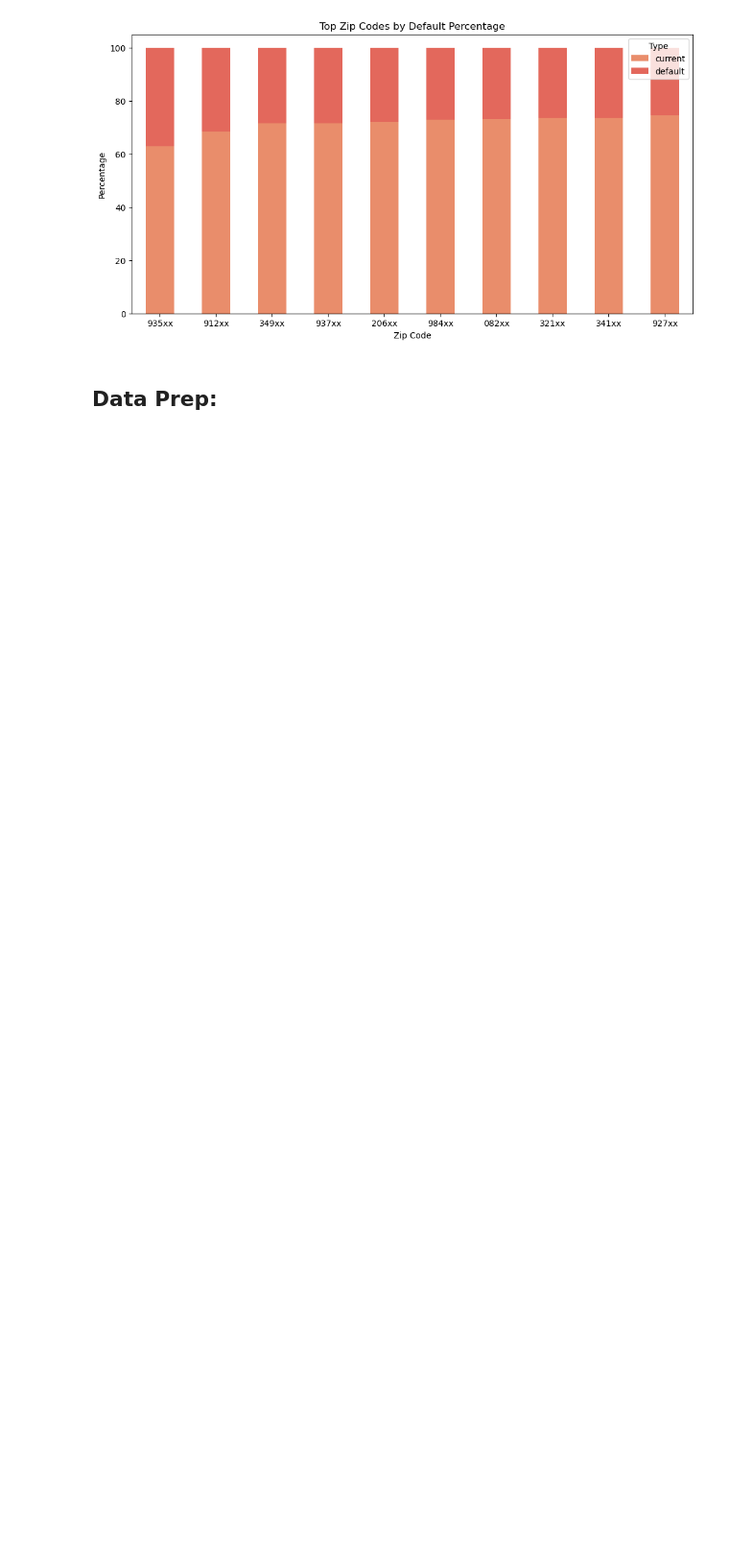
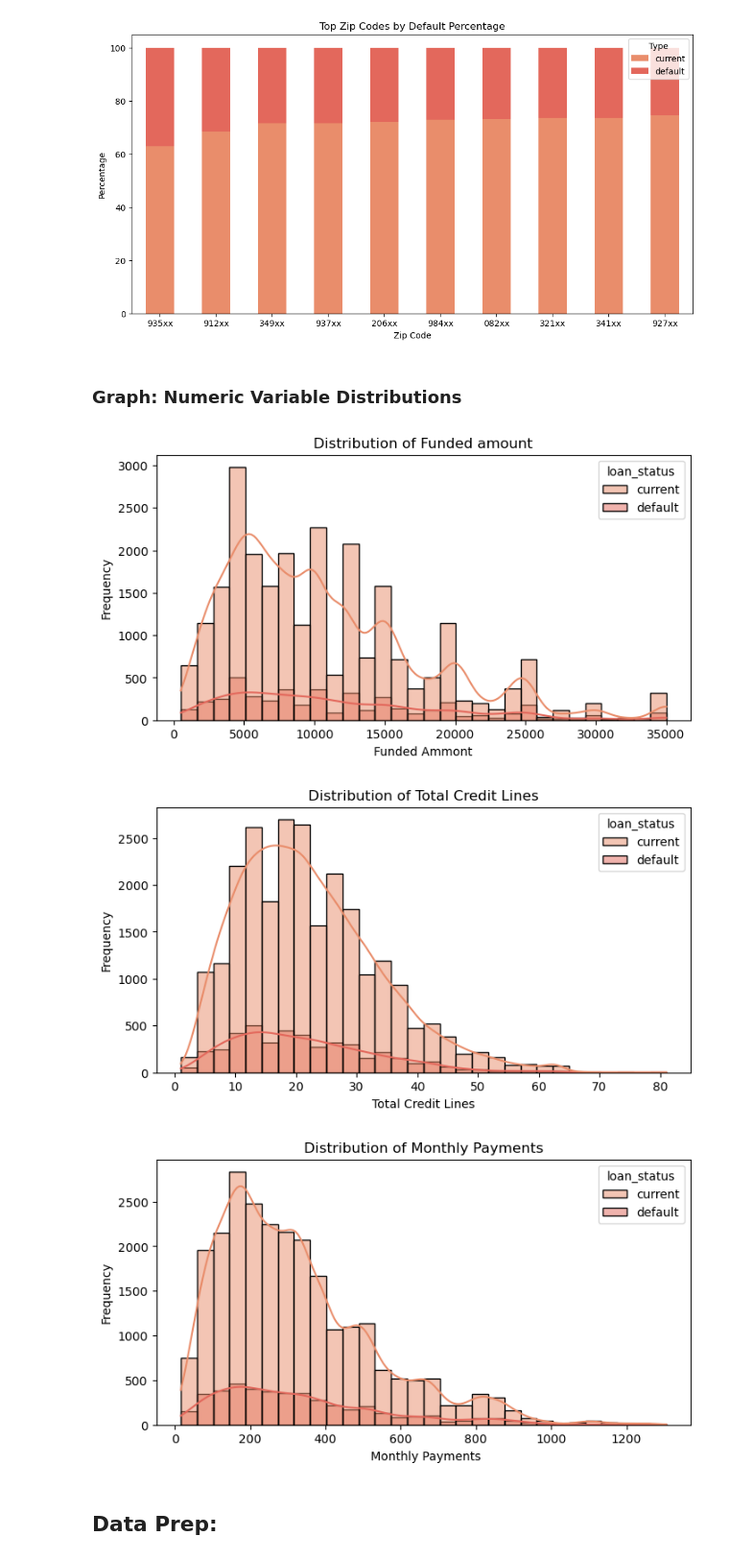
Before and after one commit to MikeVej/ML_LoanDefaults, a Jupyter notebook: LoandDefaults_MichaelVejsiri.ipynb, the cells around one changed output. Shown at 96% size. Cells and saved outputs as stored; diff of their text form; code cells hidden in the pictures; blank space fills up the shorter version.

```diff
--- a/LoandDefaults_MichaelVejsiri.ipynb
+++ b/LoandDefaults_MichaelVejsiri.ipynb
@@ -153,5 +154,32 @@ plt.xticks(rotation=0)
 plt.show()
 # %% [output]
 [figure]
+# %% [markdown]
+### Graph: Numeric Variable Distributions
+# %%
+plt.figure(figsize=(8, 4))
+sns.histplot(data= loan, x='funded_amnt', hue="loan_status", kde=True, bins=30)
+plt.title(f'Distribution of Funded amount')
+plt.xlabel('Funded Ammont')
+plt.ylabel('Frequency')
+plt.show()
+
+plt.figure(figsize=(8, 4))
+sns.histplot(data= loan, x='total_acc', hue="loan_status", kde=True, bins=30)
+plt.title(f'Distribution of Total Credit Lines')
+plt.xlabel('Total Credit Lines')
+plt.ylabel('Frequency')
+plt.show()
+
+plt.figure(figsize=(8, 4))
+sns.histplot(data= loan, x='installment', hue="loan_status", kde=True, bins=30)
+plt.title(f'Distribution of Monthly Payments')
+plt.xlabel(' Monthly Payments')
+plt.ylabel('Frequency')
+plt.show()
+# %% [output]
+[figure, added]
+[figure, added]
+[figure, added]
 # %% [markdown]
 ## Data Prep:
```
Also changed, not shown: parts of 14 cells of this notebook.
